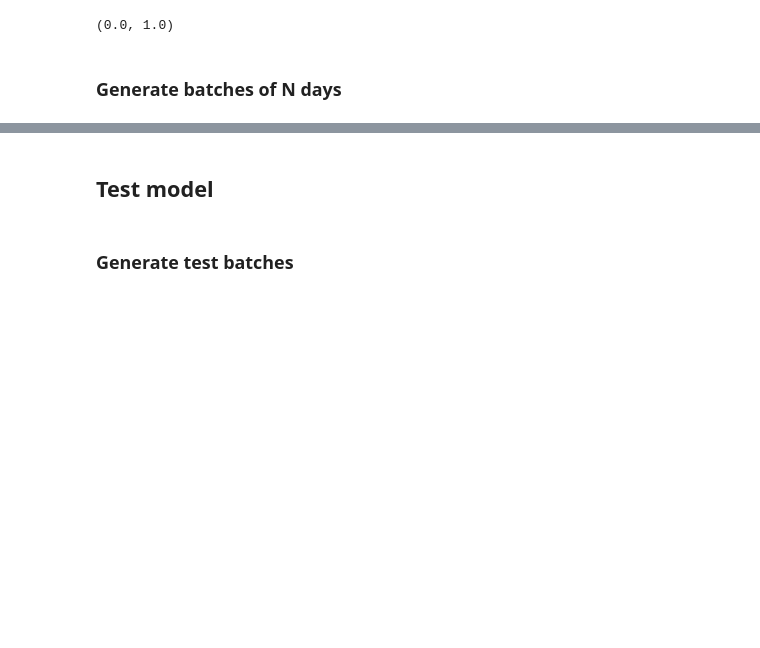
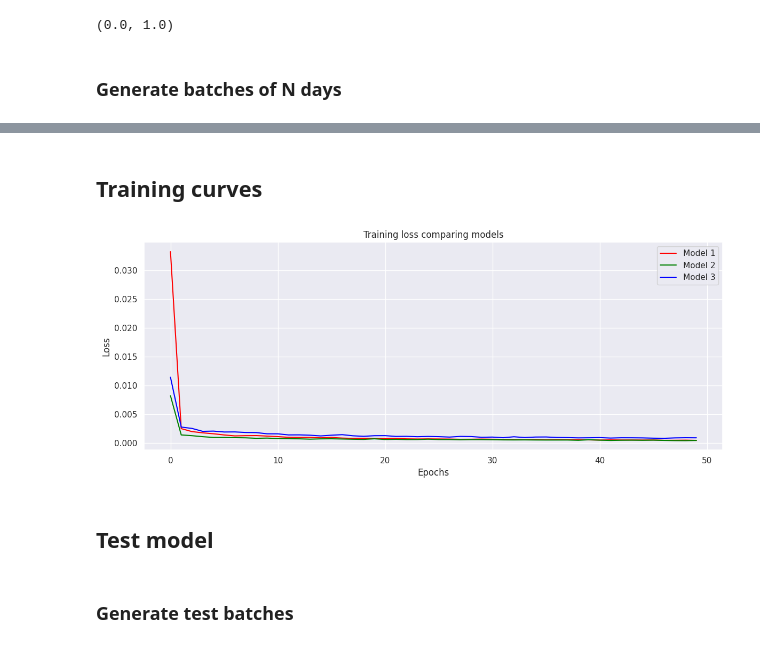
Before and after one commit to guillermovc/keras_portfolio, a Jupyter notebook: Cryptocurrency Prediction/predict_bitcoin_lstm.ipynb, the cells around one changed output, grey strips where cells are left out. Drawn from its saved outputs; the diff is of its cells as text; code cells hidden in the pictures; blank space fills up the shorter version.

```diff
--- a/Cryptocurrency Prediction/predict_bitcoin_lstm.ipynb
+++ b/Cryptocurrency Prediction/predict_bitcoin_lstm.ipynb
@@ -186,0 +213,2 @@ Epoch 100/100
+# %%
+model2_history = model2.fit(X_train, y_train, epochs=epochs, batch_size=batch_size, verbose=0)
@@ -186,0 +239,4 @@ Epoch 100/100
+# %%
+model3_history = model3.fit(X_train, y_train, epochs=epochs, batch_size=batch_size, verbose=0)
+# %% [markdown]
+## Training curves
@@ -187,3 +245,27 @@ Epoch 100/100
+# %%
+loss1 = model1_history.history['loss']
+loss2 = model2_history.history['loss']
+loss3 = model3_history.history['loss']
+
+# Establecer el fondo en gris oscuro y la rejilla en blanco
+sns.set_style("darkgrid")
+# Crear el gráfico de pérdida usando Seaborn
+plt.figure(figsize=(12, 5))
+sns.lineplot(data=loss1, dashes=False, label="Model 1", color="red")
+sns.lineplot(data=loss2, dashes=False, label="Model 2", color="green")
+sns.lineplot(data=loss3, dashes=False, label="Model 3", color="blue")
+
+# Personalizar el gráfico
+# plt.legend(labels=['Model 1 loss', 'Model 2 loss', 'Model 3 loss'])
+plt.title('Training loss comparing models')
+plt.xlabel('Epochs')
+plt.ylabel('Loss')
+plt.tight_layout()
+# sns.despine()
+# Mostrar el gráfico
+plt.show()
+# %% [output]
+[figure, added]
 # %% [markdown]
 ## Test model
 # %% [markdown]
```
Also changed, not shown: parts of 27 cells of this notebook, 3 other files.
